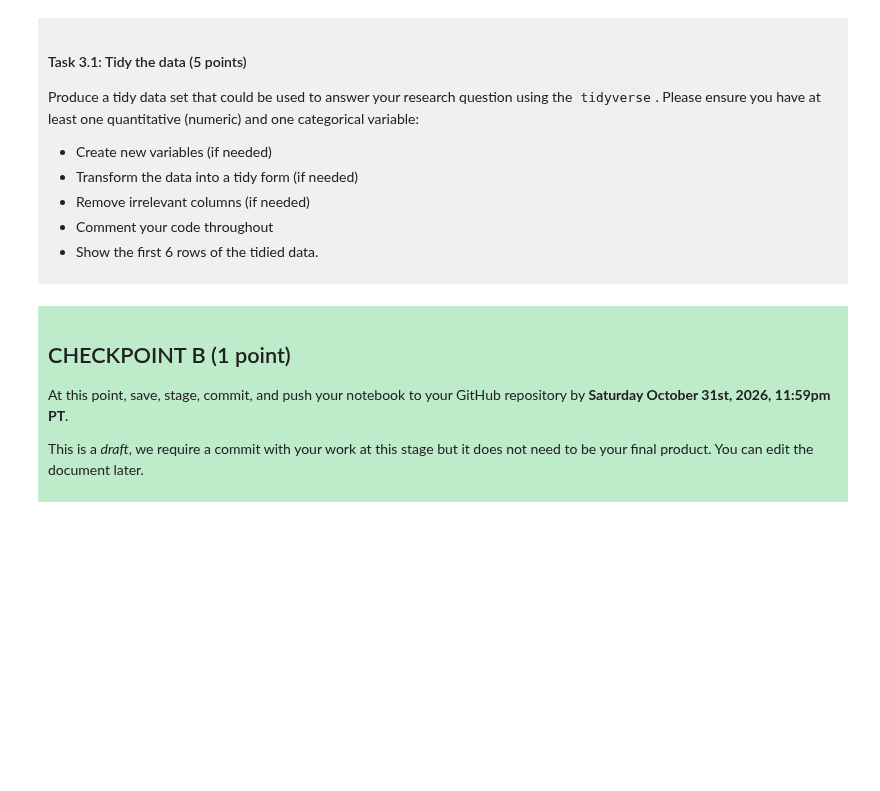
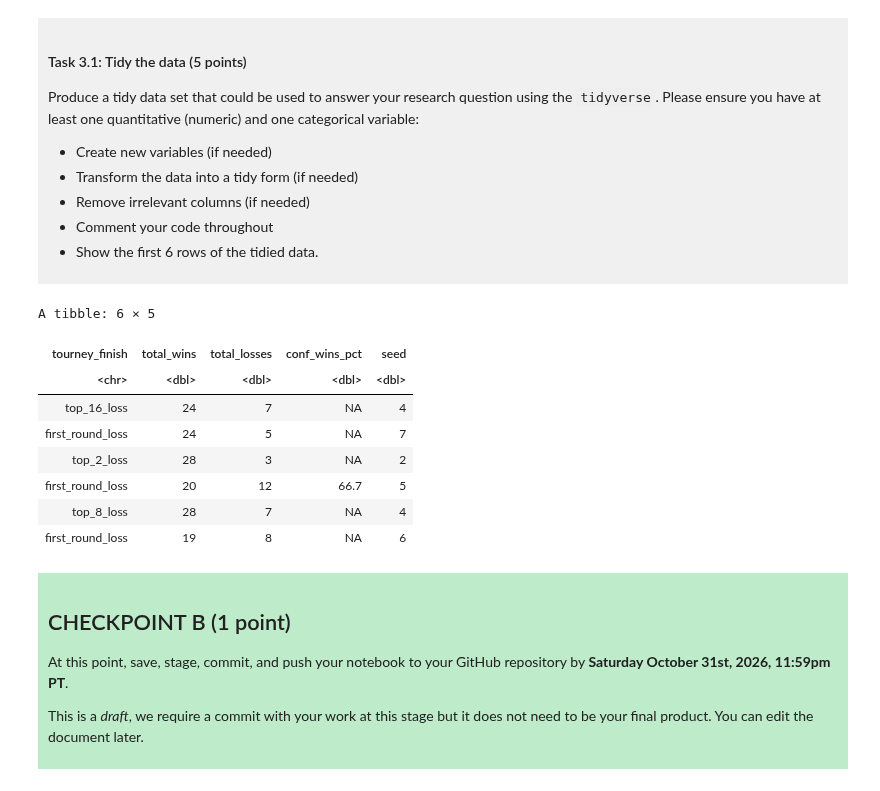
Before and after one commit to tkhtkwhr9135-cmyk/dsci-100-project-takehito-kawahara, a Jupyter notebook: dsci-100-project-notebook.ipynb, the cells around one changed output. Saved outputs shown, nothing was run; the diff lists cells and outputs as text; code cells hidden in the pictures; blank space fills up the shorter version.

```diff
--- a/dsci-100-project-notebook.ipynb
+++ b/dsci-100-project-notebook.ipynb
@@ -189,7 +211,24 @@ Produce a tidy data set that could be used to answer your research question usin
 
 </div>
 # %%
-### EDIT THIS CODE CELL ###
+library(tidyverse)
+
+#select response variable and the varaible you are using to predict.
+tidy_data <- select(basketball_data, tourney_finish, total_wins, total_losses, conf_wins_pct, seed)
+
+#display the first 6 columns of the tidy da
+six_tidy_data <- slice(tidy_data, 1:6)
+six_tidy_data
+# %% [output]
+A tibble: 6 × 5
+| tourney_finish | total_wins | total_losses | conf_wins_pct | seed |
+| <chr> | <dbl> | <dbl> | <dbl> | <dbl> |
+| top_16_loss | 24 | 7 | NA | 4 |
+| first_round_loss | 24 | 5 | NA | 7 |
+| top_2_loss | 28 | 3 | NA | 2 |
+| first_round_loss | 20 | 12 | 66.7 | 5 |
+| top_8_loss | 28 | 7 | NA | 4 |
+| first_round_loss | 19 | 8 | NA | 6 |
 # %% [markdown]
 <div style="background-color: #beebca; padding: 10px;">
 
```
Also changed, not shown: parts of 5 cells of this notebook.
